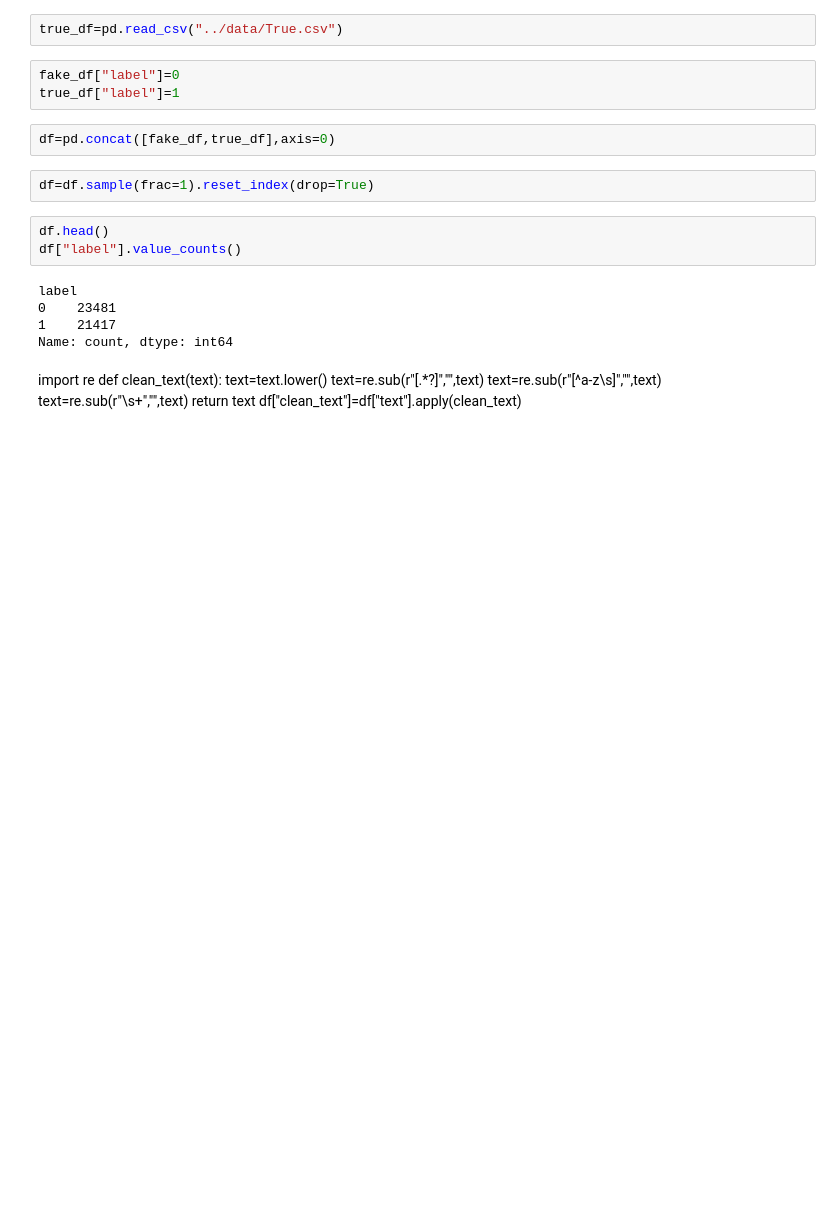
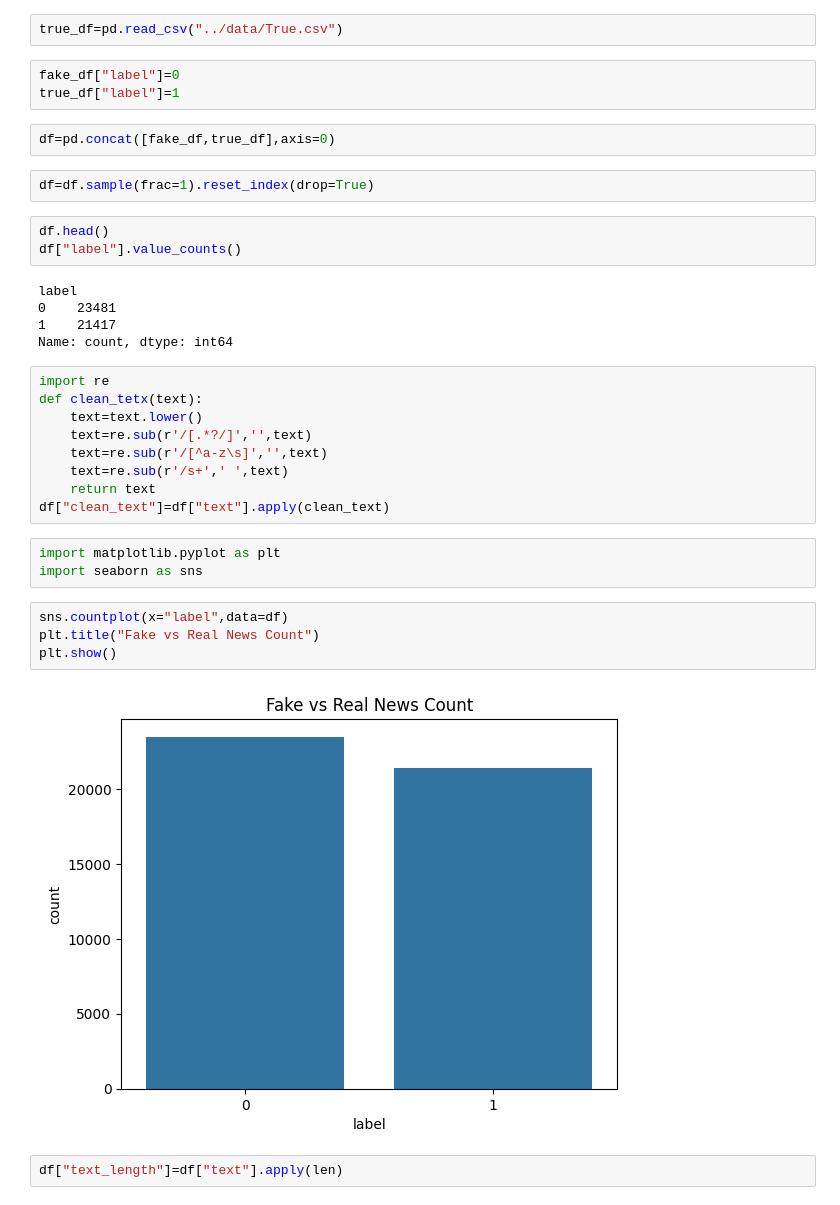
Before and after one commit to successqwerty/fake-news-detection-ml, a Jupyter notebook: notebooks/02_labeling_and_merging.ipynb, the cells around one changed output. Saved outputs shown, nothing was run; the diff lists cells and outputs as text; blank space fills up the shorter version.

Commit message:
Day 3: Text cleaning using regex

```diff
--- a/notebooks/02_labeling_and_merging.ipynb
+++ b/notebooks/02_labeling_and_merging.ipynb
@@ -19,12 +19,23 @@ label
 0    23481
 1    21417
 Name: count, dtype: int64
-# %% [markdown]
-import re
-def clean_text(text):
-    text=text.lower()
-    text=re.sub(r"\[.*?\]","",text)
-    text=re.sub(r"[^a-z\s]","",text)
-    text=re.sub(r"\s+","",text)
-    return text
-df["clean_text"]=df["text"].apply(clean_text)
+# %%
+import re
+def clean_tetx(text):
+    text=text.lower()
+    text=re.sub(r'/[.*?/]','',text)
+    text=re.sub(r'/[^a-z\s]','',text)
+    text=re.sub(r'/s+',' ',text)
+    return text
+df["clean_text"]=df["text"].apply(clean_text)
+# %%
+import matplotlib.pyplot as plt
+import seaborn as sns
+# %%
+sns.countplot(x="label",data=df)
+plt.title("Fake vs Real News Count")
+plt.show()
+# %% [output]
+[figure, added]
+# %%
+df["text_length"]=df["text"].apply(len)
```
Also changed, not shown: parts of 1 cell of this notebook.
